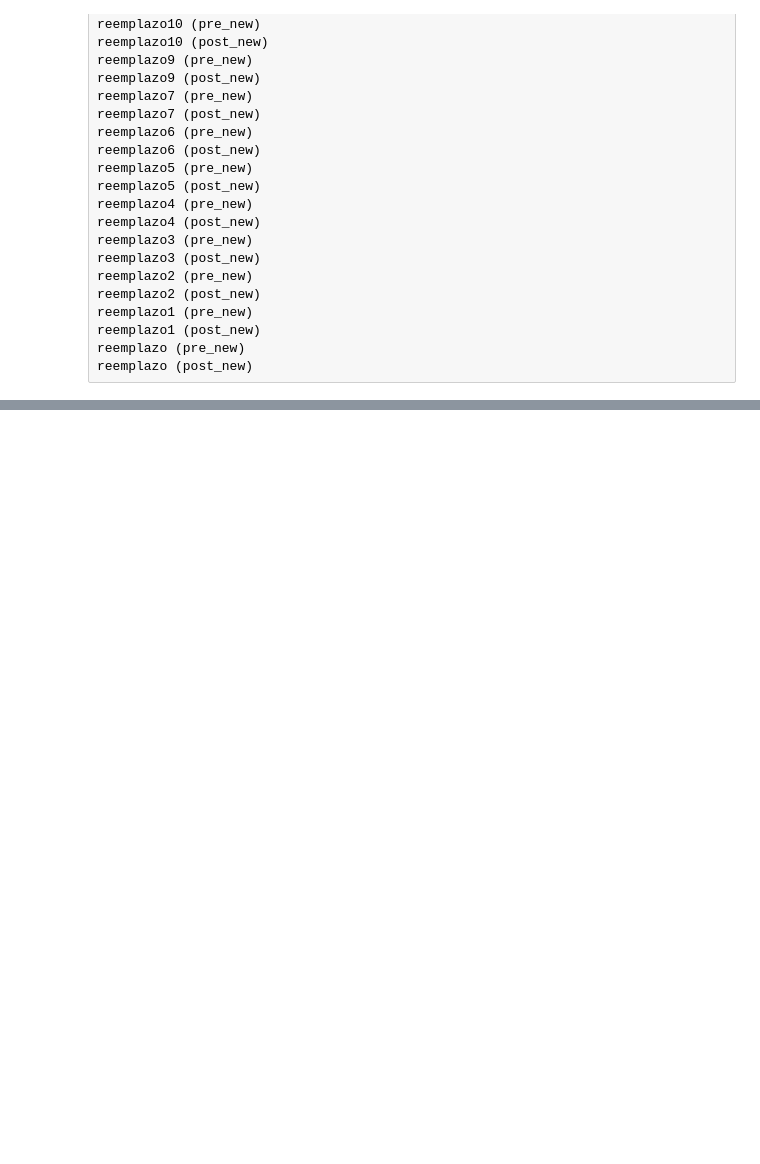
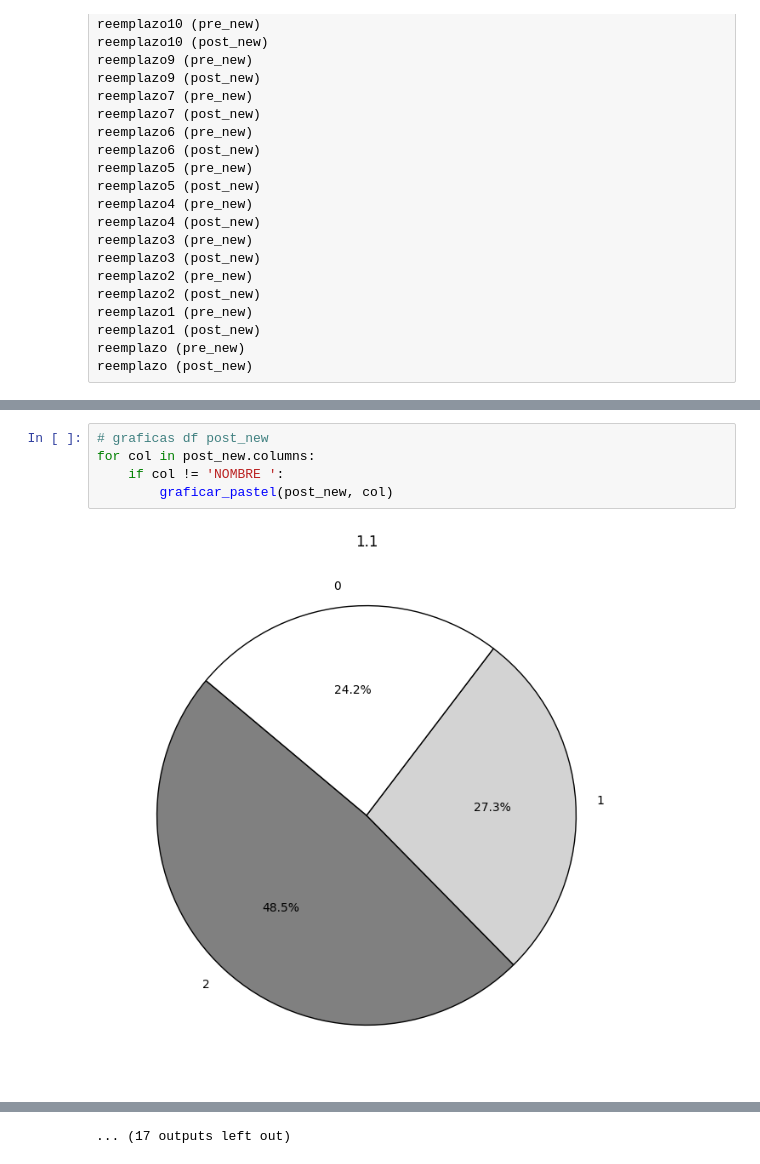
Before and after one commit to heber4543/stress_pre_post, a Jupyter notebook: analisis_1.ipynb, the cells around one changed output, grey strips where cells are left out. Drawn from its saved outputs; the diff is of its cells as text; blank space fills up the shorter version.

```diff
--- a/analisis_1.ipynb
+++ b/analisis_1.ipynb
@@ -279,0 +301,7 @@ reemplazo (post_new)
+# %%
+# graficas df post_new
+for col in post_new.columns:
+    if col != 'NOMBRE ':
+        graficar_pastel(post_new, col)
+# %% [output]
+[figure, added]
@@ -279,0 +319 @@ reemplazo (post_new)
+... (17 outputs left out)
```
Also changed, not shown: parts of 13 cells of this notebook.
